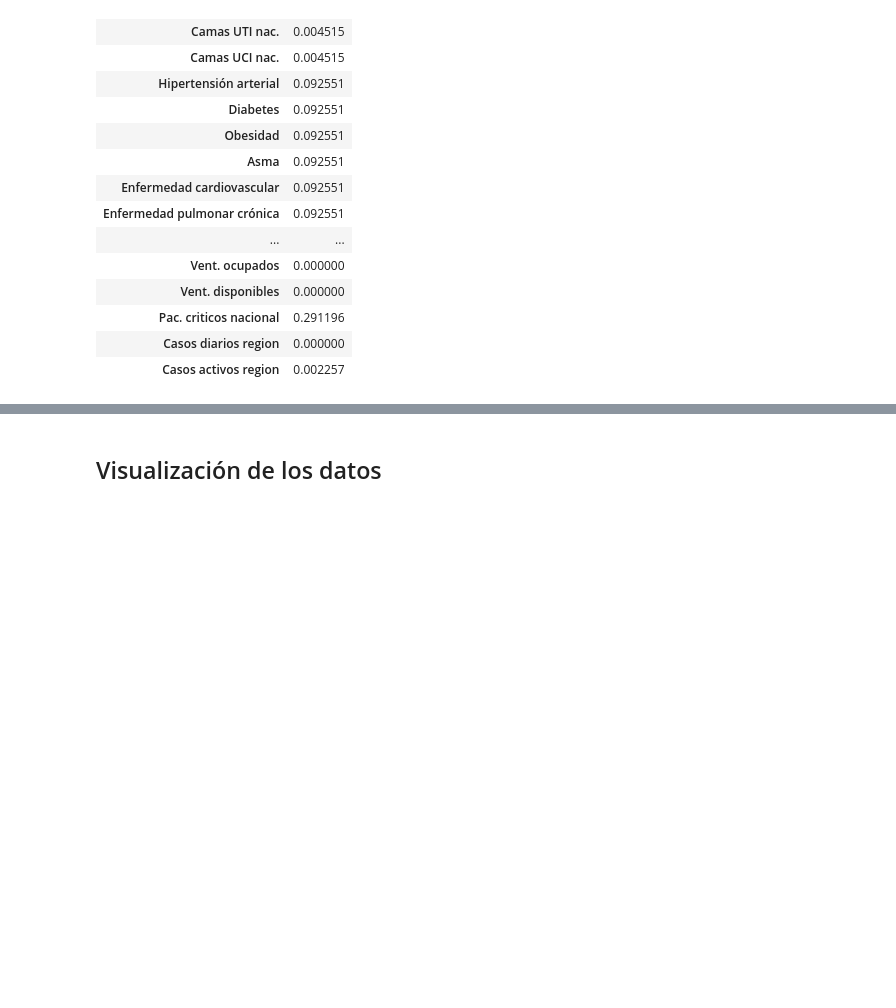
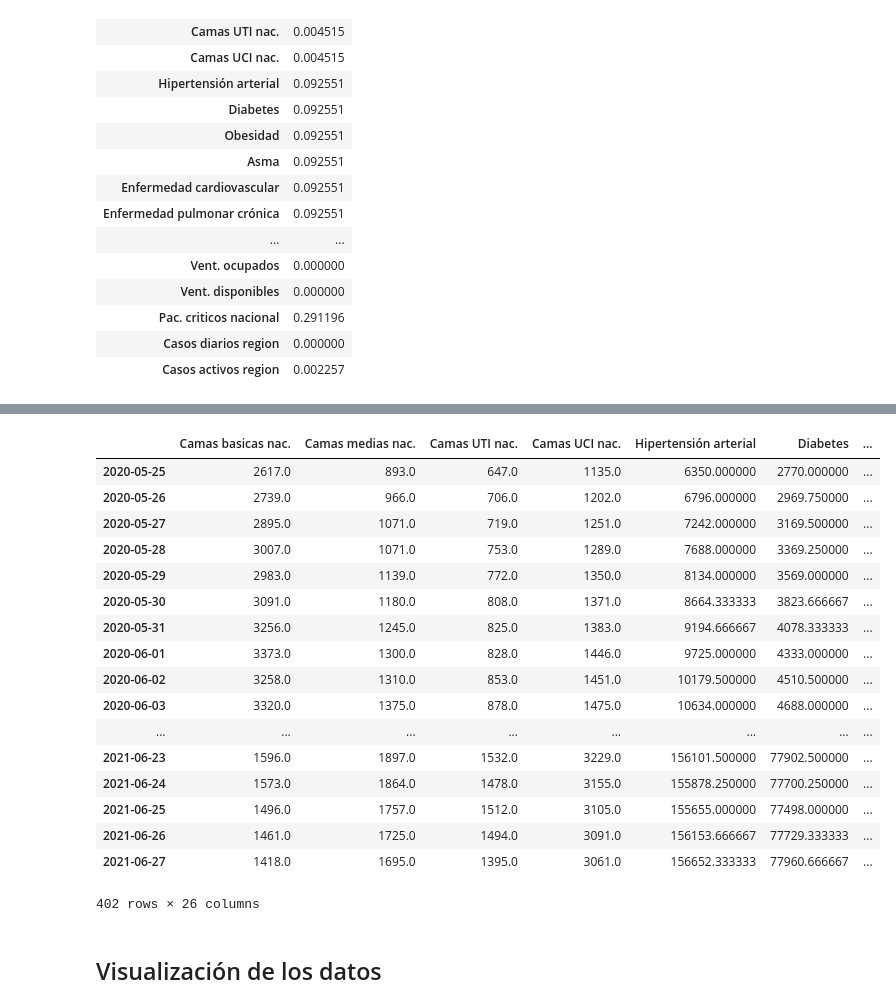
Before and after one commit to ncarf/prediction-uci, a Jupyter notebook: Prediction_UCI.ipynb, the cells around one changed output, grey strips where cells are left out. Cells and saved outputs as stored; diff of their text form; code cells hidden in the pictures; blank space fills up the shorter version.

```diff
--- a/Prediction_UCI.ipynb
+++ b/Prediction_UCI.ipynb
@@ -357,3 +390,24 @@ data = data.loc['2020-05-25':]
+# %%
+data
+# %% [output]
+|  | Camas basicas nac. | Camas medias nac. | Camas UTI nac. | Camas UCI nac. | Hipertensión arterial | Diabetes | ... |
+| 2020-05-25 | 2617.0 | 893.0 | 647.0 | 1135.0 | 6350.000000 | 2770.000000 | ... |
+| 2020-05-26 | 2739.0 | 966.0 | 706.0 | 1202.0 | 6796.000000 | 2969.750000 | ... |
+| 2020-05-27 | 2895.0 | 1071.0 | 719.0 | 1251.0 | 7242.000000 | 3169.500000 | ... |
+| 2020-05-28 | 3007.0 | 1071.0 | 753.0 | 1289.0 | 7688.000000 | 3369.250000 | ... |
+| 2020-05-29 | 2983.0 | 1139.0 | 772.0 | 1350.0 | 8134.000000 | 3569.000000 | ... |
+| 2020-05-30 | 3091.0 | 1180.0 | 808.0 | 1371.0 | 8664.333333 | 3823.666667 | ... |
+| 2020-05-31 | 3256.0 | 1245.0 | 825.0 | 1383.0 | 9194.666667 | 4078.333333 | ... |
+| 2020-06-01 | 3373.0 | 1300.0 | 828.0 | 1446.0 | 9725.000000 | 4333.000000 | ... |
+| 2020-06-02 | 3258.0 | 1310.0 | 853.0 | 1451.0 | 10179.500000 | 4510.500000 | ... |
+| 2020-06-03 | 3320.0 | 1375.0 | 878.0 | 1475.0 | 10634.000000 | 4688.000000 | ... |
+| ... | ... | ... | ... | ... | ... | ... | ... |
+| 2021-06-23 | 1596.0 | 1897.0 | 1532.0 | 3229.0 | 156101.500000 | 77902.500000 | ... |
+| 2021-06-24 | 1573.0 | 1864.0 | 1478.0 | 3155.0 | 155878.250000 | 77700.250000 | ... |
+| 2021-06-25 | 1496.0 | 1757.0 | 1512.0 | 3105.0 | 155655.000000 | 77498.000000 | ... |
+| 2021-06-26 | 1461.0 | 1725.0 | 1494.0 | 3091.0 | 156153.666667 | 77729.333333 | ... |
+| 2021-06-27 | 1418.0 | 1695.0 | 1395.0 | 3061.0 | 156652.333333 | 77960.666667 | ... |
+402 rows × 26 columns
 # %% [markdown]
 ## Visualización de los datos
 # %%
```
Also changed, not shown: parts of 16 cells of this notebook.
